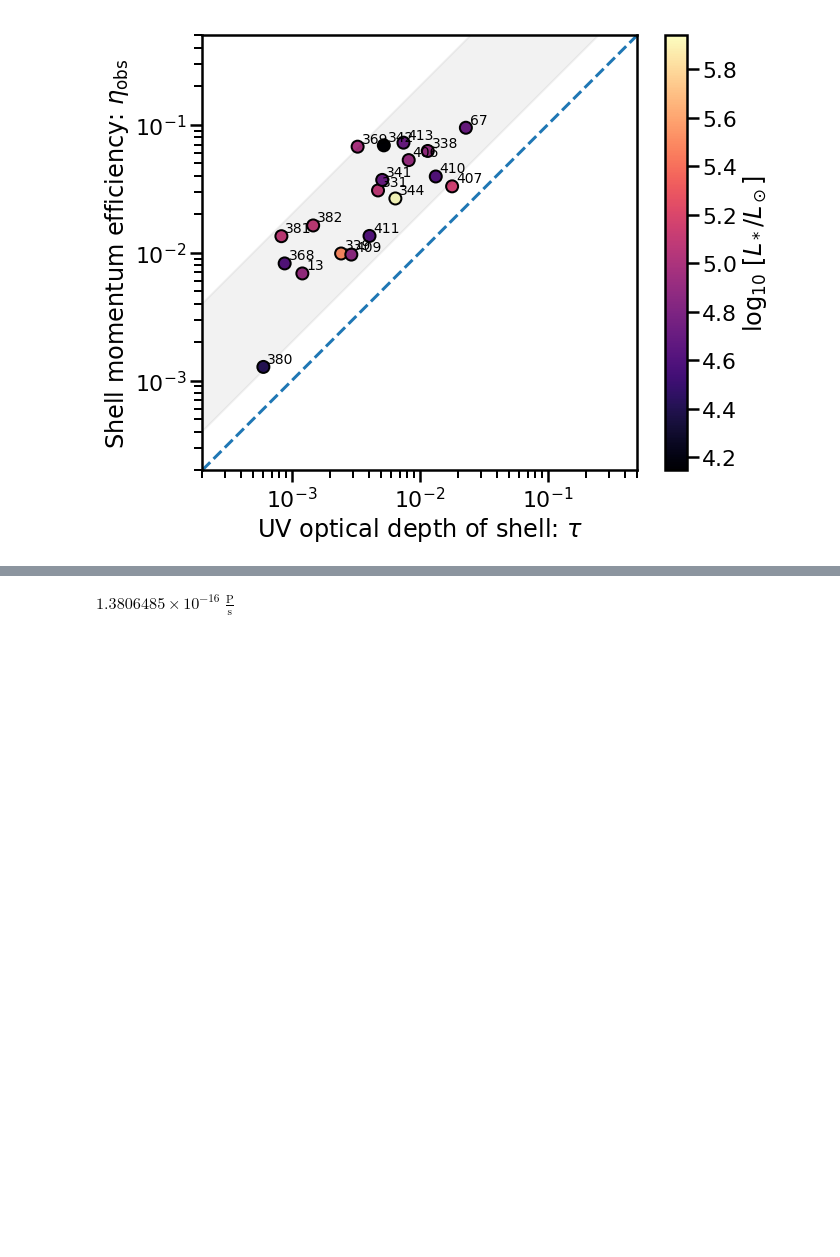
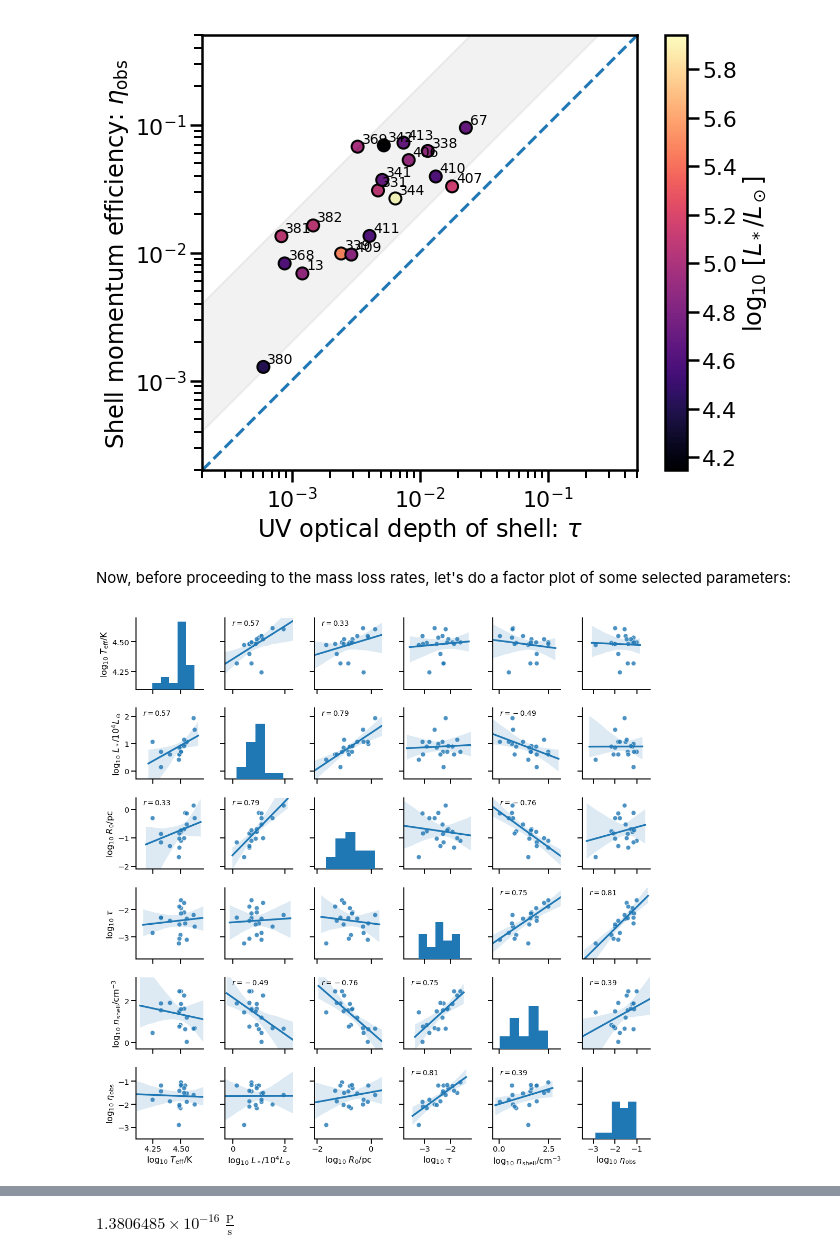
Before and after one commit to div-B-equals-0/dust-wave-case-studies, a Jupyter notebook: Kobulnicky-samples.ipynb, the cells around one changed output, grey strips where cells are left out. Cells and saved outputs as stored; diff of their text form; code cells hidden in the pictures; blank space fills up the shorter version.

Commit message:
Pairwise correlations between K18 parameters

```diff
--- a/Kobulnicky-samples.ipynb
+++ b/Kobulnicky-samples.ipynb
@@ -473,3 +473,5 @@ ax.set_aspect('equal')
 None
 # %% [output]
 [figure]
+# %% [markdown]
+Now, before proceeding to the mass loss rates, let's do a factor plot of some selected parameters:
@@ -475,0 +480,49 @@ None
+# %%
+df = ttt.to_pandas()
+df.set_index(keys='ID', inplace=True)
+columns = ['Teff', 'L4', 'R0', 'tau', 'n_shell', 'eta_obs']
+pretty = [
+    r'$\log_{10}\ T_\mathrm{eff} / \mathrm{K}$',
+    r'$\log_{10}\ L_* / 10^4 L_\odot$',
+    r'$\log_{10}\ R_0 / \mathrm{pc}$',
+    r'$\log_{10}\ \tau$',
+    r'$\log_{10}\ n_\mathrm{shell} / \mathrm{cm^{-3}}$',
+    r'$\log_{10}\ \eta_\mathrm{obs}$',
+]
+minmax = [
+    [4.1, 4.7], # Teff
+    [-0.3, 2.3], # L4
+    [-2.1, 0.4], # R0
+    [-3.8, -1.2], # tau
+    [-0.3, 3.1], # n_shell
+    [-3.5, -0.4], # eta_obs
+]
+df = df.assign(**{col: np.log10(df[col]) for col in columns})
+df = df.assign(close=pd.Categorical((df['D_kpc'] < 1.5).astype('S5')))
+
+def corrfunc(x, y, **kws):
+    r, _ = stats.pearsonr(x, y)
+    ax = plt.gca()
+    if abs(r) > 0.3:
+        ax.annotate("$r = {:.2f}$".format(r),
+                    xy=(.1, .9), xycoords=ax.transAxes, fontsize='small')
+
+with sns.plotting_context('talk', font_scale=0.9):
+    g = sns.pairplot(df, vars=columns,
+                     diag_kind='hist',
+#             diag_kind='kde',
+#             hue='close',
+                     kind='reg',
+                     plot_kws=dict(scatter_kws=dict(edgecolor='w')),
+                     diag_kws=dict(bins=5),
+                    )
+    g.map_offdiag(corrfunc)
+    for j, [[v1, v2], label] in enumerate(zip(minmax, pretty)):
+        g.axes[j, j].set(xlim=[v1, v2], ylim=[v1, v2])
+        g.axes[-1, j].set(xlabel=label)
+        g.axes[j, 0].set(ylabel=label)
+    plt.gcf().savefig('K18-pairplot.pdf')
+
+#df
+# %% [output]
+[figure, added]
```
Also changed, not shown: parts of 4 cells of this notebook, 3 other files.
